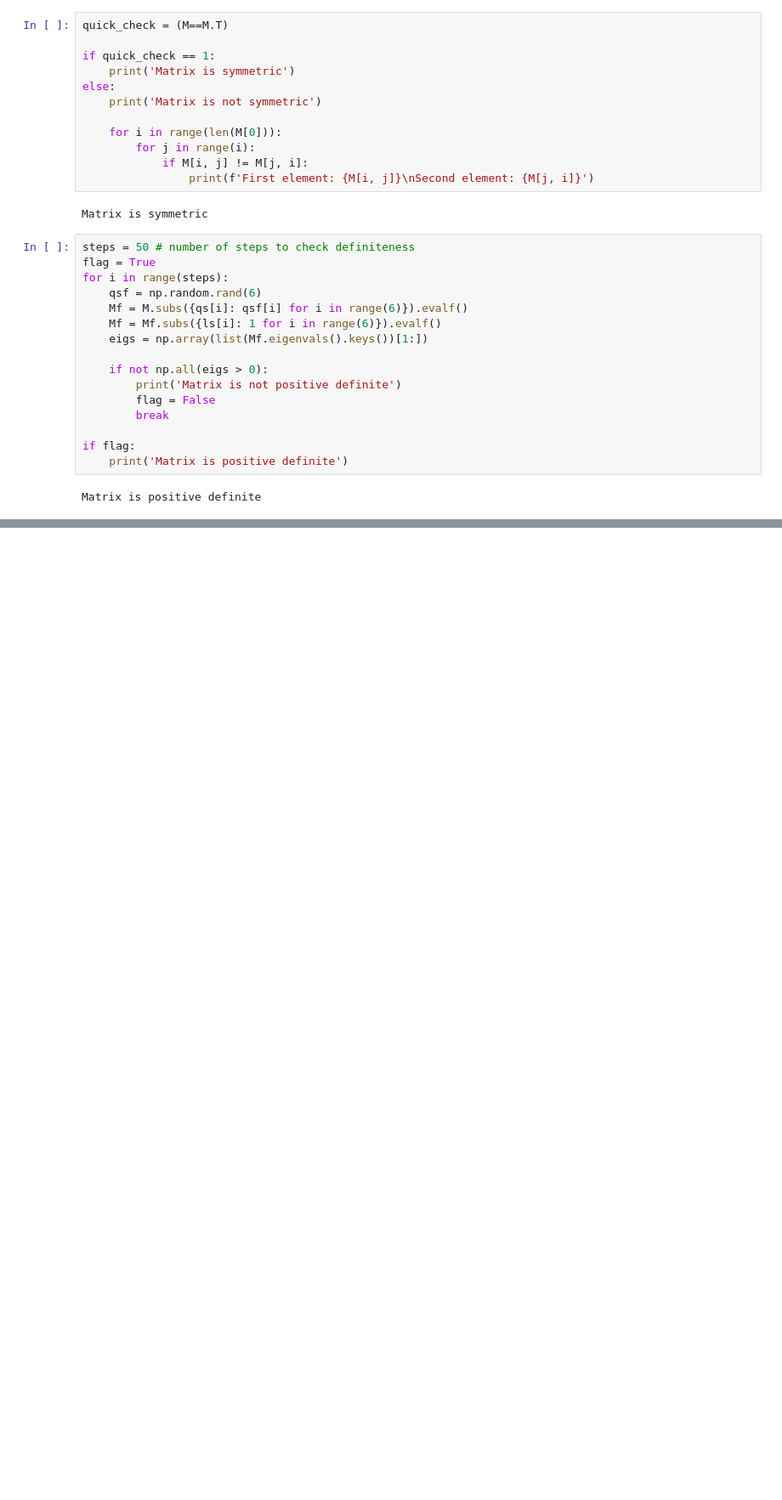
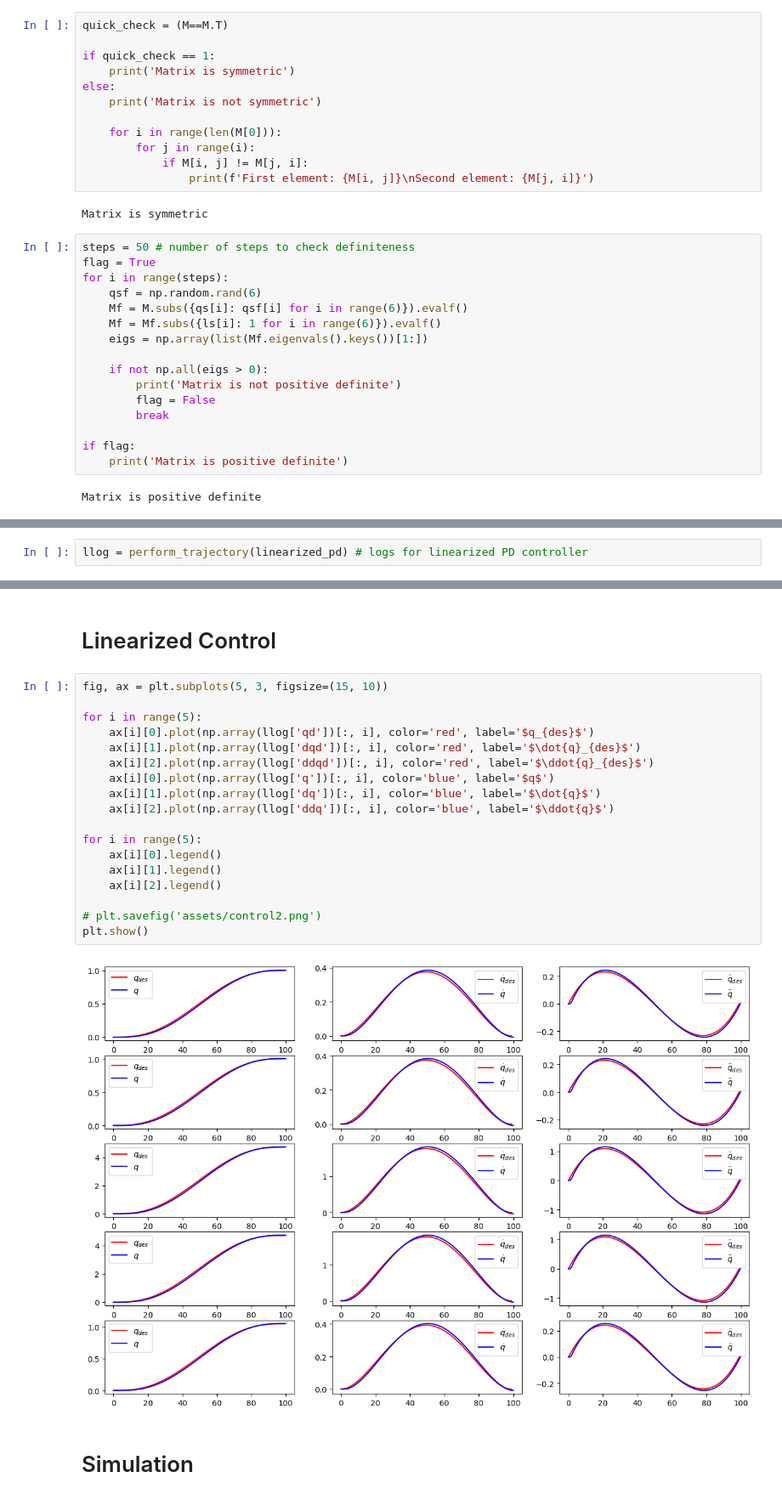
Before and after one commit to mattephi/for.hw, a Jupyter notebook: hw3/solution.ipynb, the cells around one changed output, grey strips where cells are left out. Shown at 85% size. Drawn from its saved outputs; the diff is of its cells as text; blank space fills up the shorter version.

```diff
--- a/hw3/solution.ipynb
+++ b/hw3/solution.ipynb
@@ -244,0 +361,2 @@ find_coeff(0, 5, 0, 1, 0, 0)
+# %%
+llog = perform_trajectory(linearized_pd) # logs for linearized PD controller
@@ -244,0 +387,24 @@ find_coeff(0, 5, 0, 1, 0, 0)
+# %% [markdown]
+# Linearized Control
+# %%
+fig, ax = plt.subplots(5, 3, figsize=(15, 10))
+
+for i in range(5):
+    ax[i][0].plot(np.array(llog['qd'])[:, i], color='red', label='$q_{des}$')
+    ax[i][1].plot(np.array(llog['dqd'])[:, i], color='red', label='$\dot{q}_{des}$')
+    ax[i][2].plot(np.array(llog['ddqd'])[:, i], color='red', label='$\ddot{q}_{des}$')
+    ax[i][0].plot(np.array(llog['q'])[:, i], color='blue', label='$q$')
+    ax[i][1].plot(np.array(llog['dq'])[:, i], color='blue', label='$\dot{q}$')
+    ax[i][2].plot(np.array(llog['ddq'])[:, i], color='blue', label='$\ddot{q}$')
+
+for i in range(5):
+    ax[i][0].legend()
+    ax[i][1].legend()
+    ax[i][2].legend()
+
+# plt.savefig('assets/control2.png')
+plt.show()
+# %% [output]
+[figure, added]
+# %% [markdown]
+# Simulation
```
Also changed, not shown: parts of 34 cells of this notebook, 8 other files.
